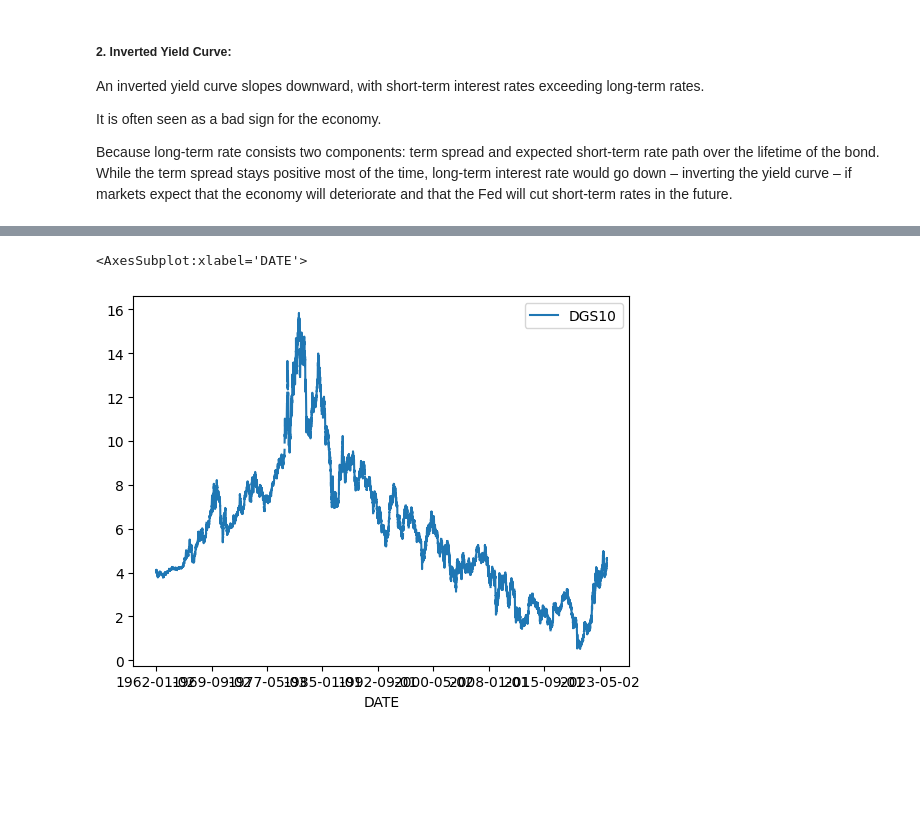
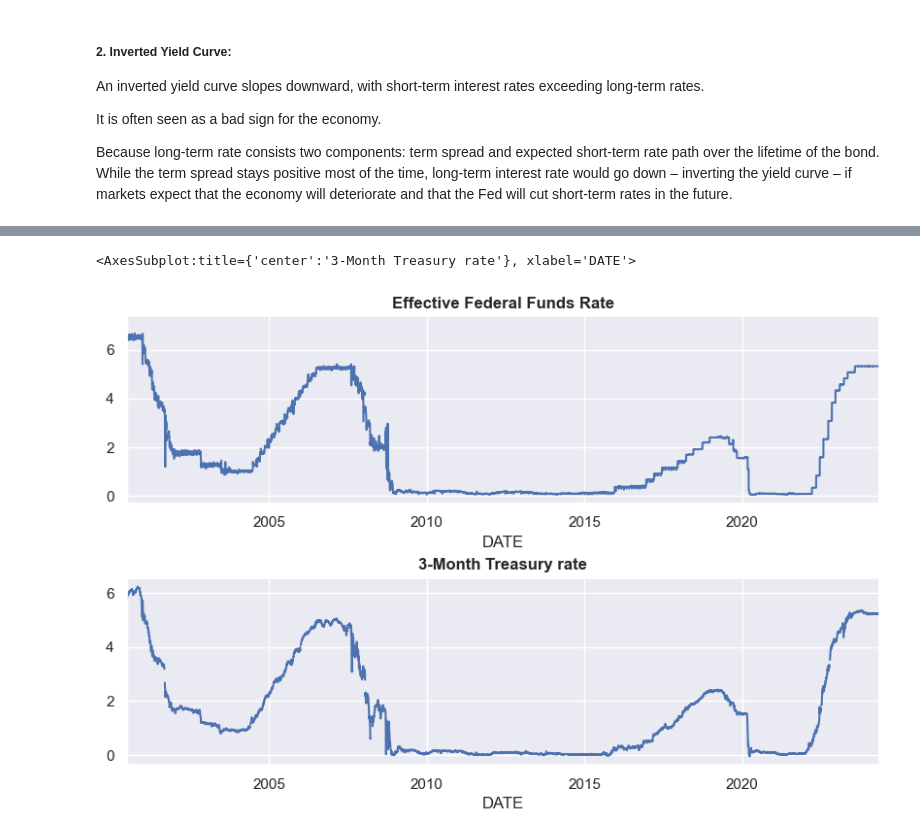
Before and after one commit to SGPPellow/Yield-Curve, a Jupyter notebook: Yield Curve.ipynb, the cells around one changed output, grey strips where cells are left out. Cells and saved outputs as stored; diff of their text form; code cells hidden in the pictures; blank space fills up the shorter version.

```diff
--- a/Yield Curve.ipynb
+++ b/Yield Curve.ipynb
@@ -23,4 +24,6 @@ import pandas as pd
 import matplotlib.pyplot as plt
 # %%
-data = pd.read_csv('./data/DGS10.csv',index_col = 0,na_values = ['.'])
+DGS10 = pd.read_csv('./data/DGS10.csv',na_values = ['.'], parse_dates=True)
+EFFR = pd.read_csv('./data/EFFR.csv', parse_dates=True,na_values = ['.'],index_col='DATE')
+DTB3 = pd.read_csv('./data/DTB3.csv', parse_dates=True,na_values = ['.'],index_col='DATE')
 # %%
@@ -42,0 +79,2 @@ data
+# %%
+data = pd.merge(EFFR, DTB3,left_index=True, right_index=True)
@@ -43,5 +98,11 @@ data
 # %%
-data.plot()
+sns.set_theme()
+figure, axes = plt.subplots(2, 1, figsize=(10,6))
+figure.subplots_adjust(hspace=0.4)
+axes[0].set_title(label='Effective Federal Funds Rate', fontweight ='bold')
+axes[1].set_title(label='3-Month Treasury rate', fontweight ='bold')
+data.EFFR.plot(ax=axes[0])
+data.DTB3.plot(ax=axes[1])
 # %% [output]
-<AxesSubplot:xlabel='DATE'>
+<AxesSubplot:title={'center':'3-Month Treasury rate'}, xlabel='DATE'>
-[figure, old version]
+[figure, new version]
```
Also changed, not shown: parts of 8 cells of this notebook, 2 other files.
